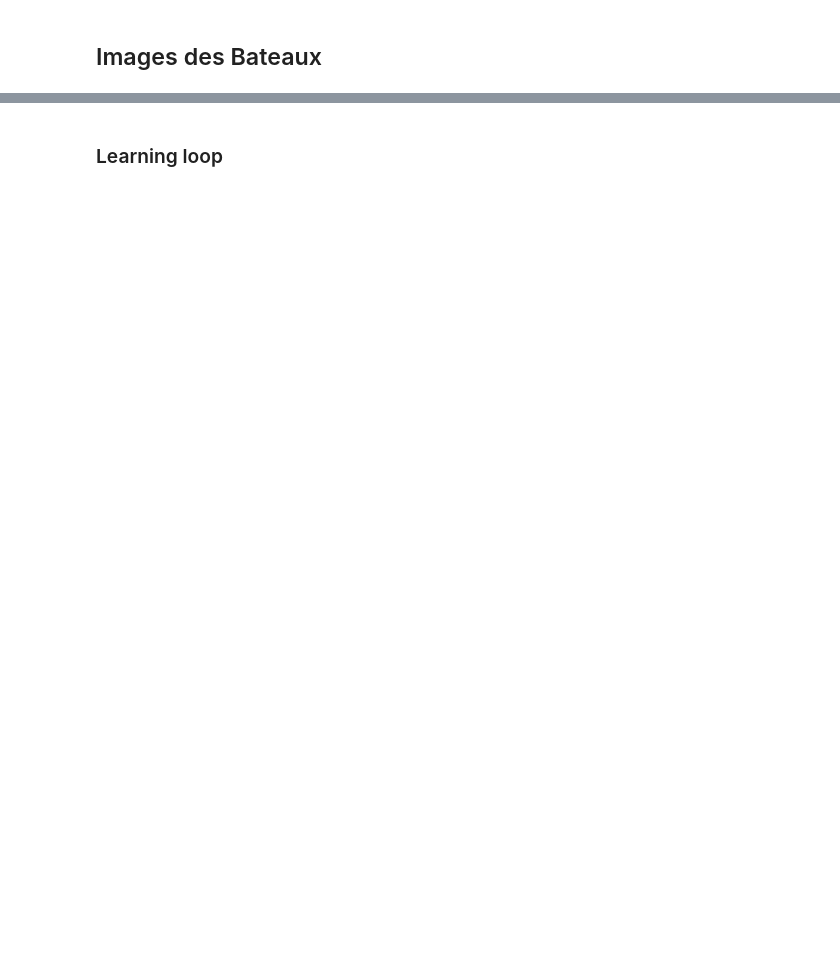
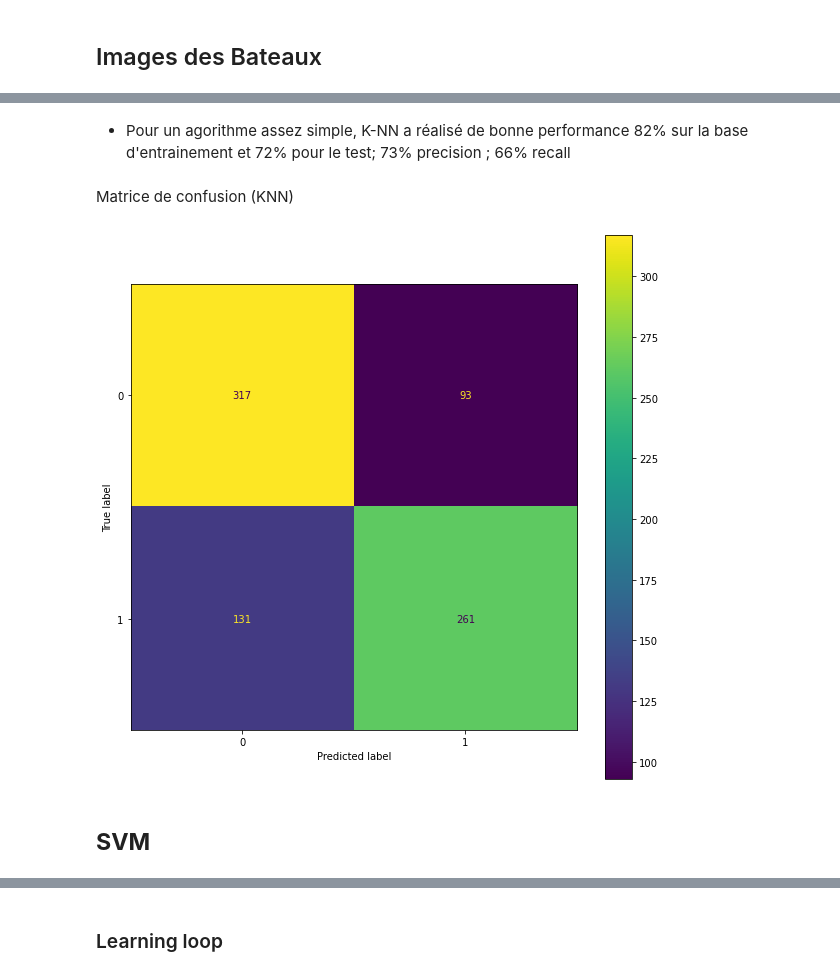
Before and after one commit to MohamedElfallah/Iceberg_classification, a Jupyter notebook: data_prepar_viz.ipynb, the cells around one changed output, grey strips where cells are left out. Cells and saved outputs as stored; diff of their text form; code cells hidden in the pictures; blank space fills up the shorter version.

```diff
--- a/data_prepar_viz.ipynb
+++ b/data_prepar_viz.ipynb
@@ -100,0 +217,12 @@ for i in range(16):
+# %% [markdown]
+- Pour un agorithme assez simple, K-NN a réalisé de bonne performance 82% sur la base d'entrainement et 72% pour le test; 73% precision ; 66% recall
+# %% [markdown]
+Matrice de confusion (KNN)
+# %%
+fig, ax = plt.subplots(figsize=(10,10))
+plot_confusion_matrix(knn, X_test, Y_test, ax=ax)
+plt.show()
+# %% [output]
+[figure, added]
+# %% [markdown]
+## **SVM**
```
Also changed, not shown: parts of 61 cells of this notebook.
